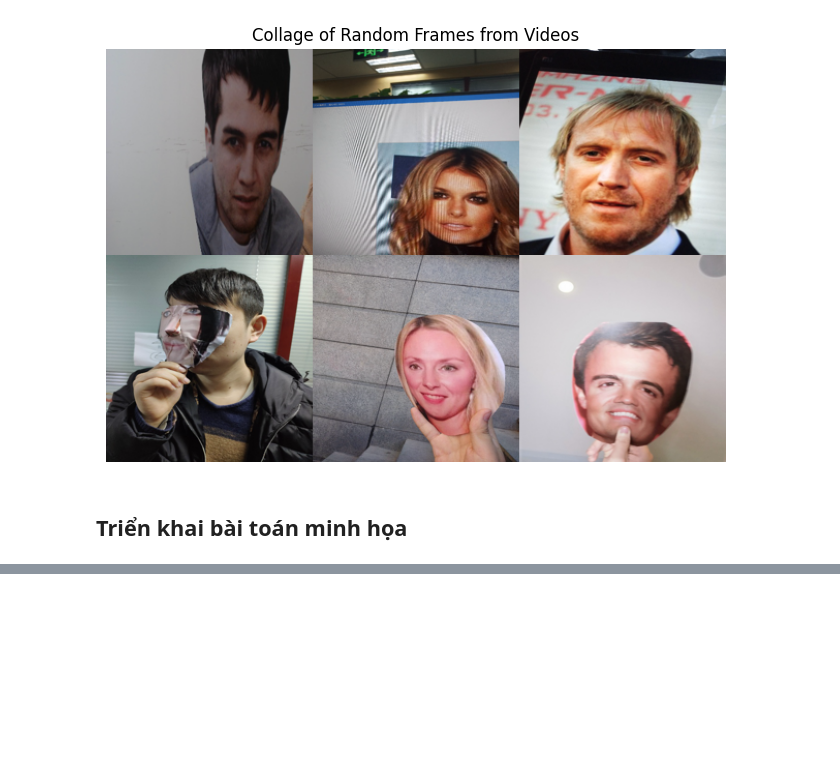
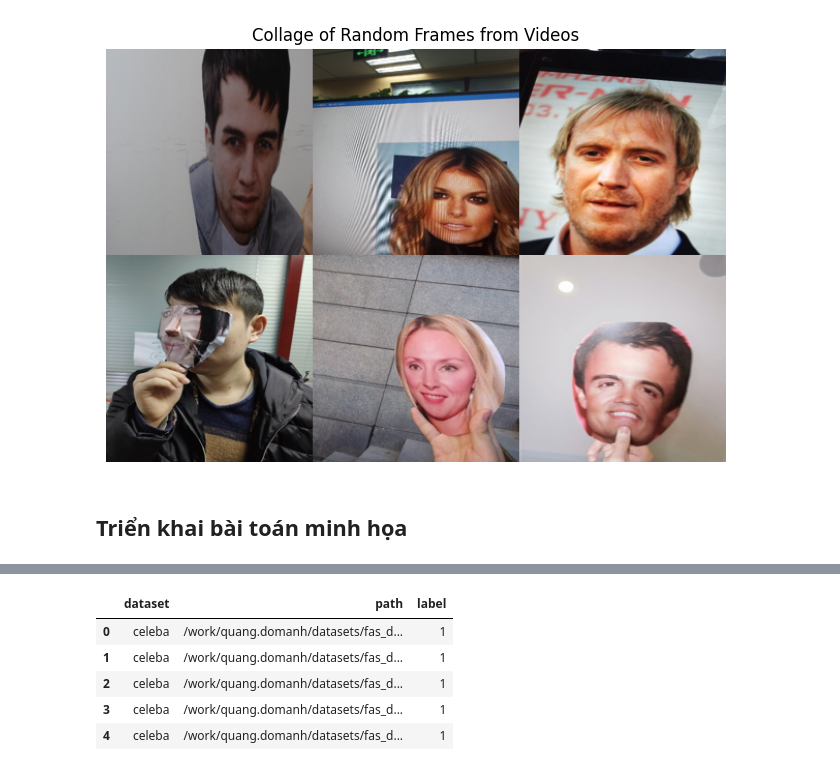
Before and after one commit to optivisionlab/face-anti-spoofing, a Jupyter notebook: AI_Problem_Vision_FAS.ipynb, the cells around one changed output, grey strips where cells are left out. Cells and saved outputs as stored; diff of their text form; code cells hidden in the pictures; blank space fills up the shorter version.

```diff
--- a/AI_Problem_Vision_FAS.ipynb
+++ b/AI_Problem_Vision_FAS.ipynb
@@ -729,0 +517,11 @@ display(submission_df.head())
+# %%
+df_test = pd.concat([df_Celeb_test, df_MSU, df_vft_test, df_CASIA])
+df_test.to_csv("/work/quang.domanh/face-anti-spoofing/csv_data/test_fas_full_dataset.csv", index=False)
+df_test.head()
+# %% [output]
+|  | dataset | path | label |
+| 0 | celeba | /work/quang.domanh/datasets/fas_d... | 1 |
+| 1 | celeba | /work/quang.domanh/datasets/fas_d... | 1 |
+| 2 | celeba | /work/quang.domanh/datasets/fas_d... | 1 |
+| 3 | celeba | /work/quang.domanh/datasets/fas_d... | 1 |
+| 4 | celeba | /work/quang.domanh/datasets/fas_d... | 1 |
```
Also changed, not shown: parts of 22 cells of this notebook.
